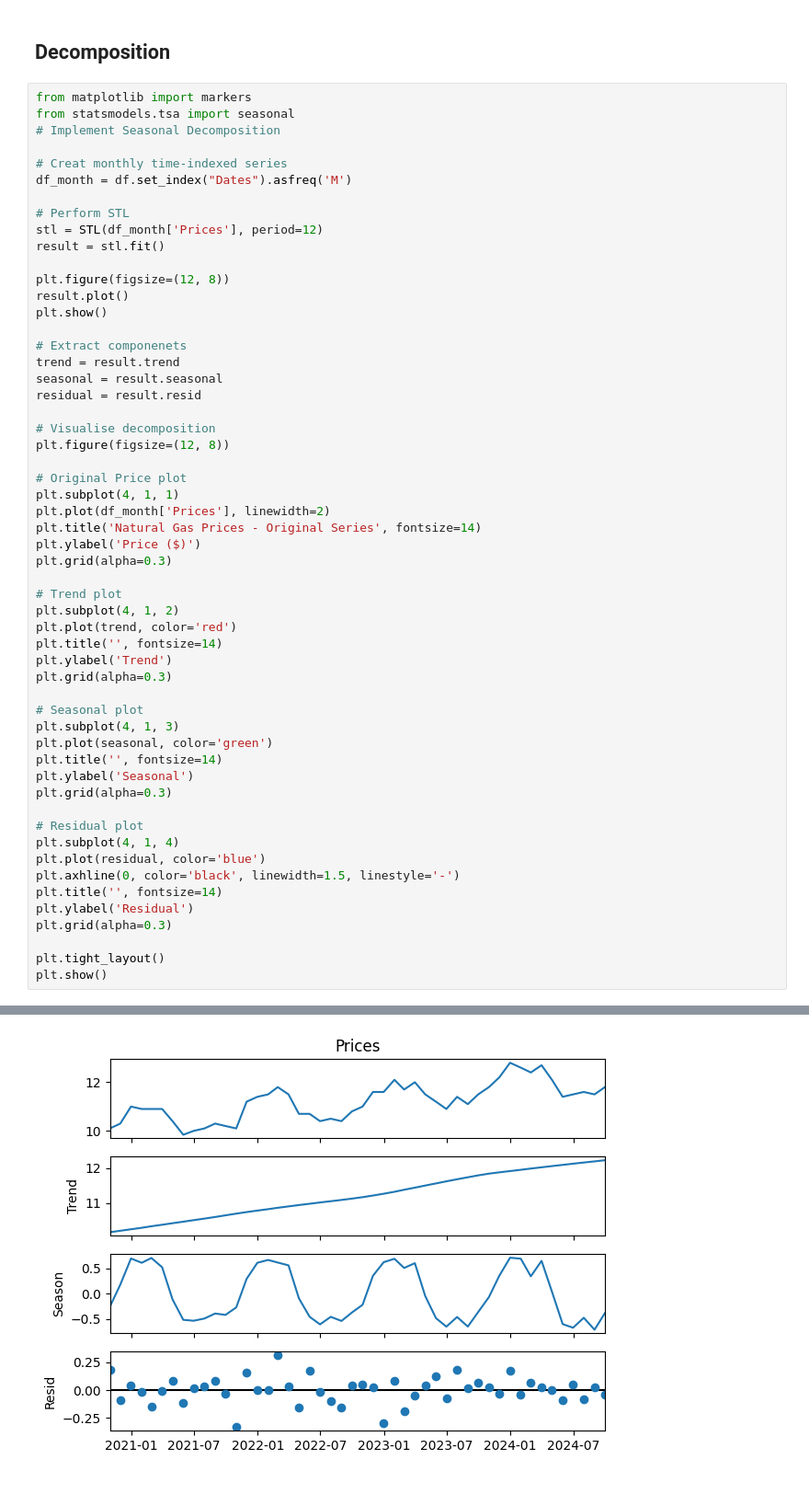
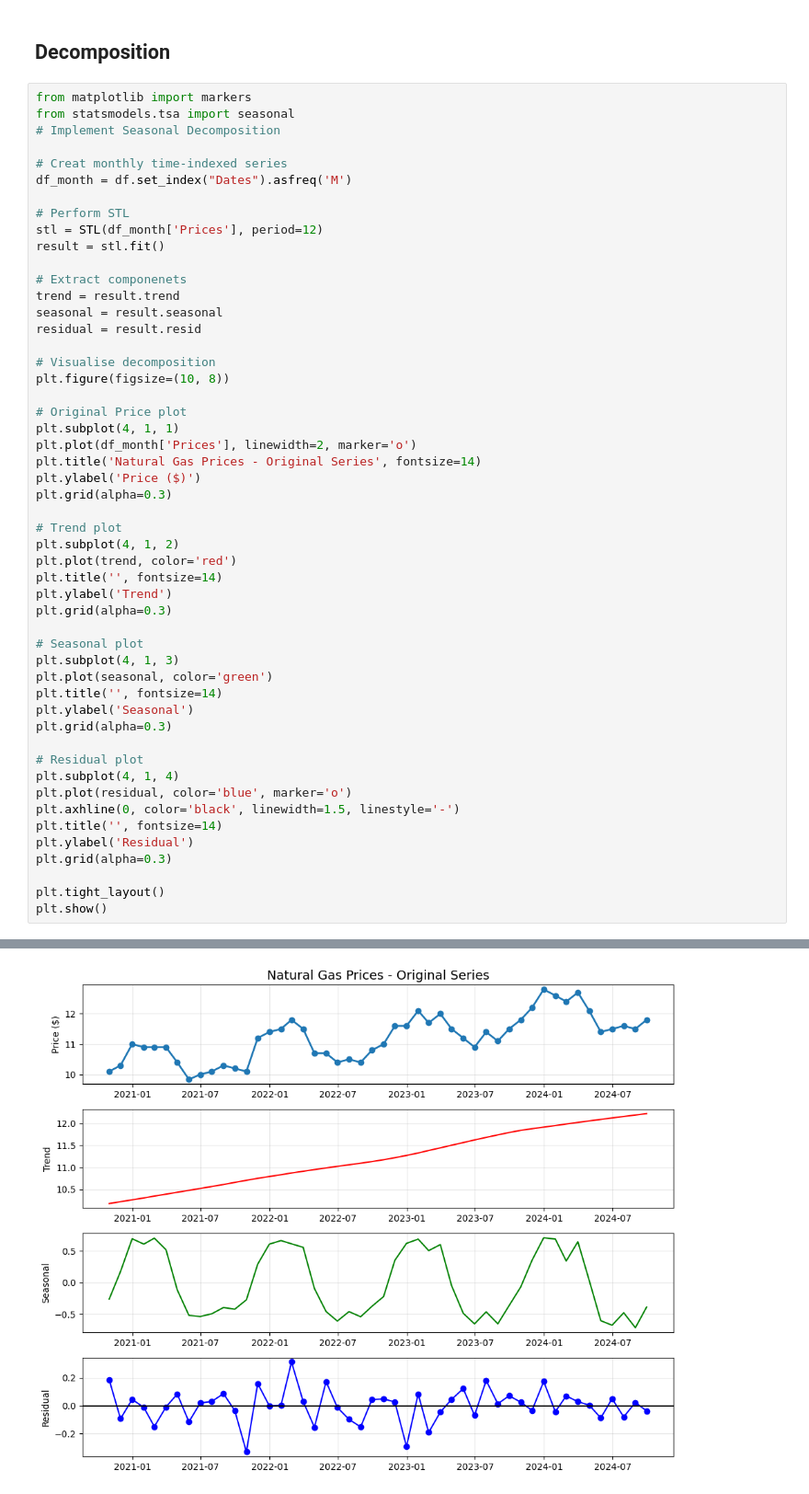
Before and after one commit to raz0208/Advance-Quantitative-Research-Project, a Jupyter notebook: Advance_Quantitative_Research-Natural_Gas_Price_Forecasting.ipynb, the cells around one changed output, grey strips where cells are left out. Shown at 92% size. Drawn from its saved outputs; the diff is of its cells as text.

```diff
--- a/Advance_Quantitative_Research-Natural_Gas_Price_Forecasting.ipynb
+++ b/Advance_Quantitative_Research-Natural_Gas_Price_Forecasting.ipynb
@@ -129,21 +129,17 @@ df_month = df.set_index("Dates").asfreq('M')
 stl = STL(df_month['Prices'], period=12)
 result = stl.fit()
 
-plt.figure(figsize=(12, 8))
-result.plot()
-plt.show()
-
 # Extract componenets
 trend = result.trend
 seasonal = result.seasonal
 residual = result.resid
 
 # Visualise decomposition
-plt.figure(figsize=(12, 8))
+plt.figure(figsize=(10, 8))
 
 # Original Price plot
 plt.subplot(4, 1, 1)
-plt.plot(df_month['Prices'], linewidth=2)
+plt.plot(df_month['Prices'], linewidth=2, marker='o')
 plt.title('Natural Gas Prices - Original Series', fontsize=14)
 plt.ylabel('Price ($)')
 plt.grid(alpha=0.3)
@@ -164,7 +160,7 @@ plt.grid(alpha=0.3)
 
 # Residual plot
 plt.subplot(4, 1, 4)
-plt.plot(residual, color='blue')
+plt.plot(residual, color='blue', marker='o')
 plt.axhline(0, color='black', linewidth=1.5, linestyle='-')
 plt.title('', fontsize=14)
 plt.ylabel('Residual')
@@ -177 +172 @@ plt.show()
-[figure, old version]
+[figure, new version]
```
Also changed, not shown: parts of 1 cell of this notebook.
